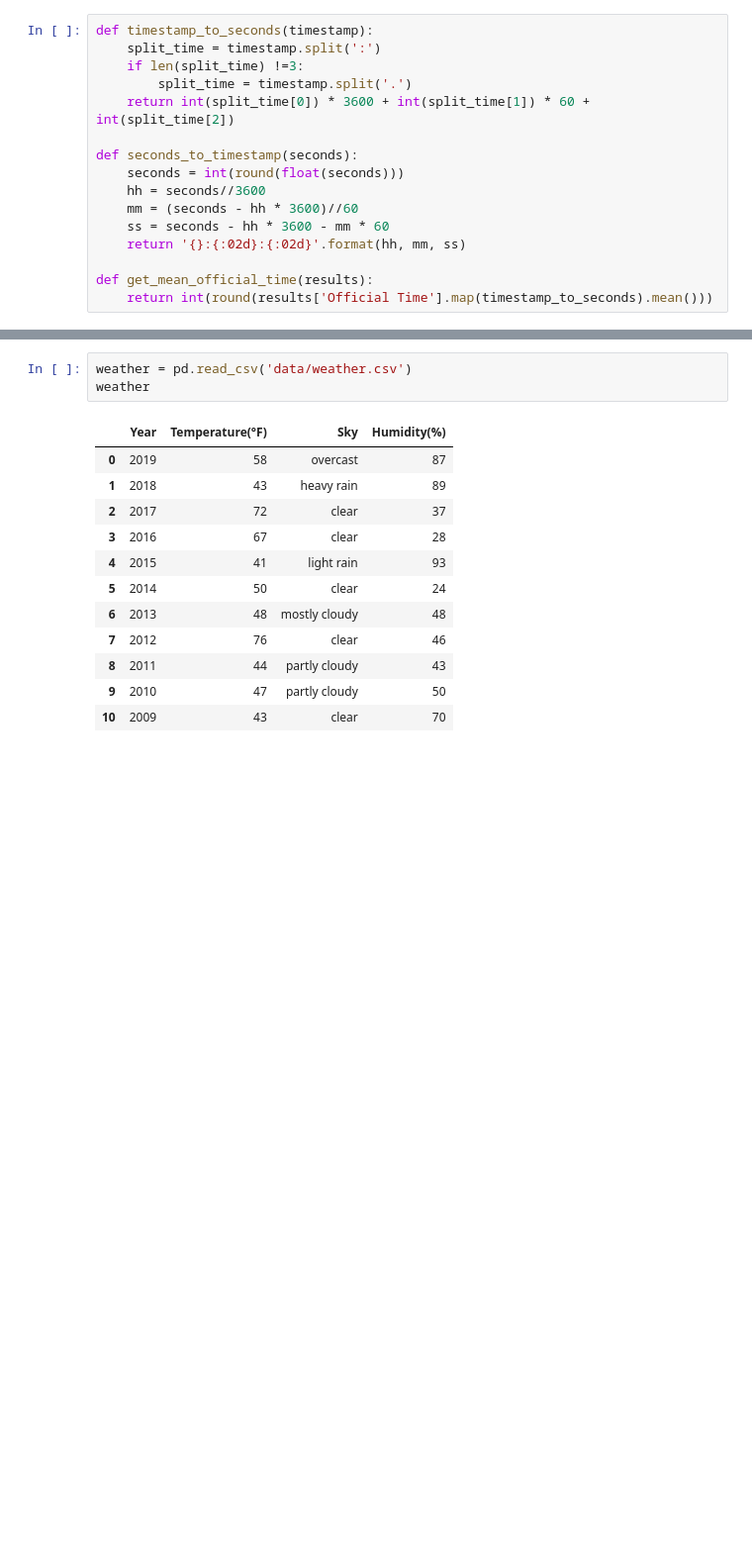
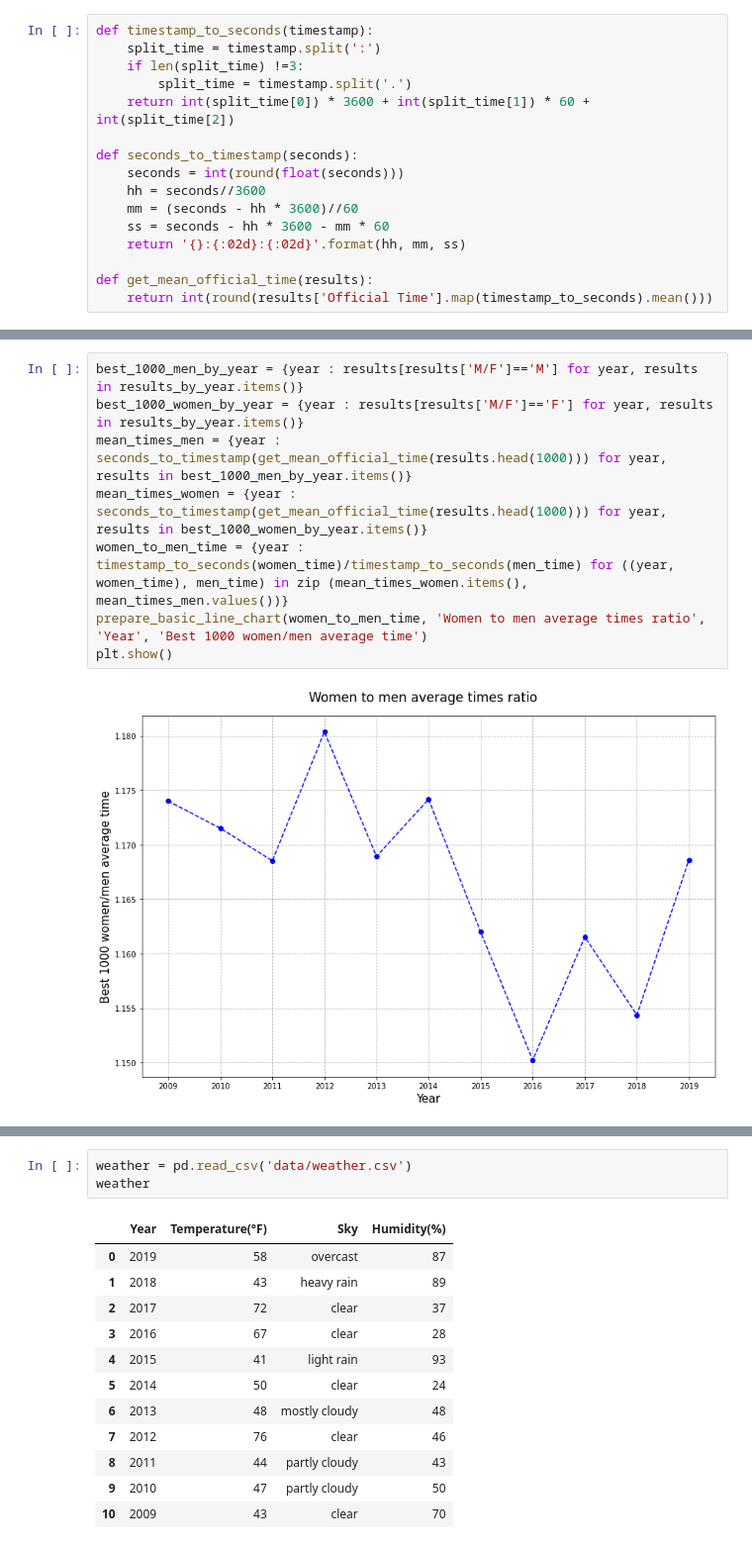
Before and after one commit to tadeq/Boston-marathon-data-analysis, a Jupyter notebook: data_analysis.ipynb, the cells around one changed output, grey strips where cells are left out. Shown at 99% size. Drawn from its saved outputs; the diff is of its cells as text; blank space fills up the shorter version.

```diff
--- a/data_analysis.ipynb
+++ b/data_analysis.ipynb
@@ -101,0 +83,10 @@ plt.show()
+# %%
+best_1000_men_by_year = {year : results[results['M/F']=='M'] for year, results in results_by_year.items()}
+best_1000_women_by_year = {year : results[results['M/F']=='F'] for year, results in results_by_year.items()}
+mean_times_men = {year : seconds_to_timestamp(get_mean_official_time(results.head(1000))) for year, results in best_1000_men_by_year.items()}
+mean_times_women = {year : seconds_to_timestamp(get_mean_official_time(results.head(1000))) for year, results in best_1000_women_by_year.items()}
+women_to_men_time = {year : timestamp_to_seconds(women_time)/timestamp_to_seconds(men_time) for ((year, women_time), men_time) in zip (mean_times_women.items(), mean_times_men.values())}
+prepare_basic_line_chart(women_to_men_time, 'Women to men average times ratio', 'Year', 'Best 1000 women/men average time')
+plt.show()
+# %% [output]
+[figure, added]
```
Also changed, not shown: parts of 19 cells of this notebook.
